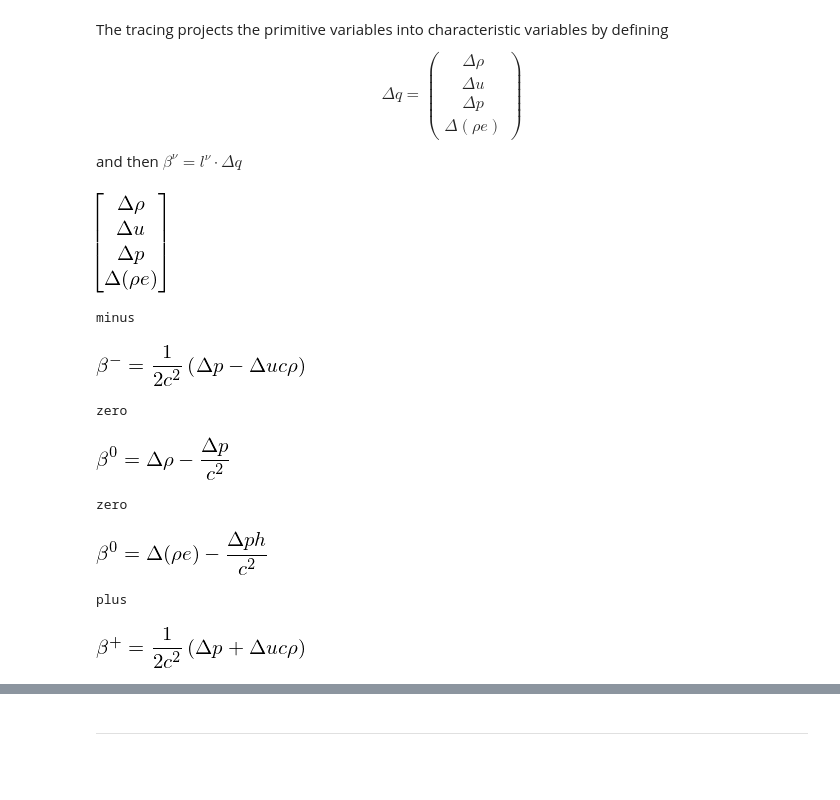
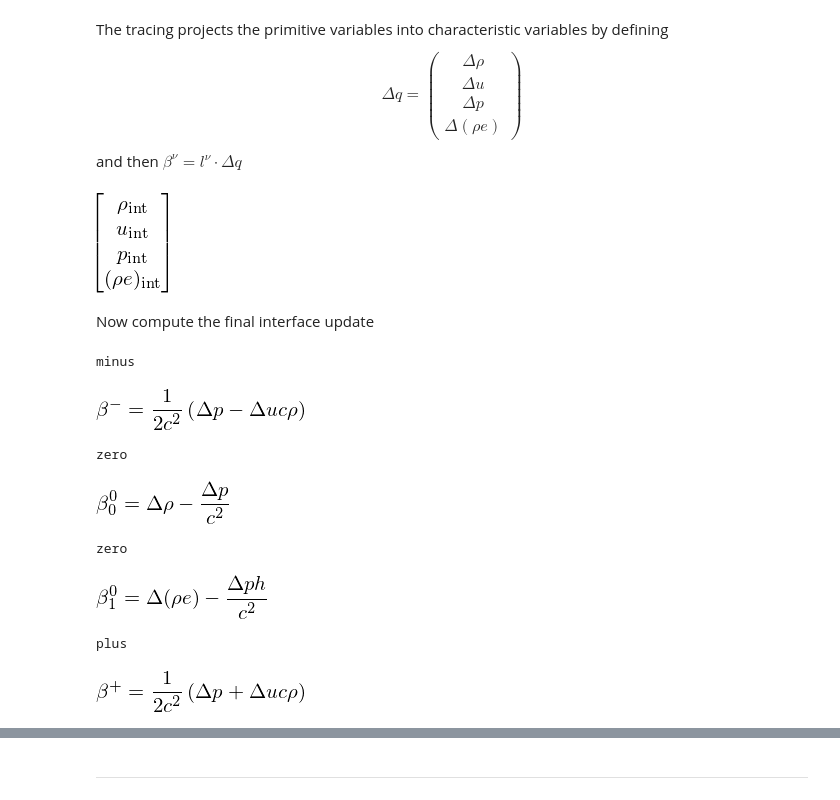
Before and after one commit to python-hydro/hydro_examples, a Jupyter notebook: compressible/euler-generaleos.ipynb, the cells around one changed output, grey strips where cells are left out. Cells and saved outputs as stored; diff of their text form; code cells hidden in the pictures; blank space fills up the shorter version.

Commit message:
also show the final interface state computation

```diff
--- a/compressible/euler-generaleos.ipynb
+++ b/compressible/euler-generaleos.ipynb
@@ -188,28 +190,41 @@ $\beta^\nu = l^\nu \cdot \Delta q$
 # %%
 from sympy.abc import delta
 
 dr = symbols(r"\Delta\rho")
 du = symbols(r"\Delta{}u")
 dp = symbols(r"\Delta{}p")
 dre = symbols(r"\Delta(\rho{}e)")
 
+rhoi = symbols(r"\rho_\mathrm{int}")
+ui = symbols(r"u_\mathrm{int}")
+pri = symbols(r"p_\mathrm{int}")
+rei = symbols(r"(\rho{}e)_\mathrm{int}")
+
 dq = Matrix([[dr, du, dp, dre]]).transpose()
 dq
+
+qint = Matrix([[rhoi, ui, pri, rei]]).transpose()
+qint
 # %% [output]
-[figure, old version]
+[figure, new version]
+# %% [markdown]
+Now compute the final interface update
 # %%
-bm, bz, bp = symbols(r"\beta^- \beta^0 \beta^+")
-betas = [bm, bz, bp]
-for e in eigen:
+betas = [symbols(r"\beta^-")]
+for n in range(len([e for e in eigen if e.d == 1])):
+    betas += [symbols(r"\beta^0_{}".format(n))]
+betas += [symbols(r"\beta^+")]
+
+for n, e in enumerate(eigen):
     print e.name
     beta = e.l.dot(dq)
-    display(Eq(betas[e.d], simplify(beta)))
+    display(Eq(betas[n], simplify(beta)))
 # %% [output]
 minus
 [figure]
 zero
-[figure, old version]
+[figure, new version]
 zero
-[figure, old version]
+[figure, new version]
 plus
 [figure]
```
Also changed, not shown: parts of 5 cells of this notebook.
